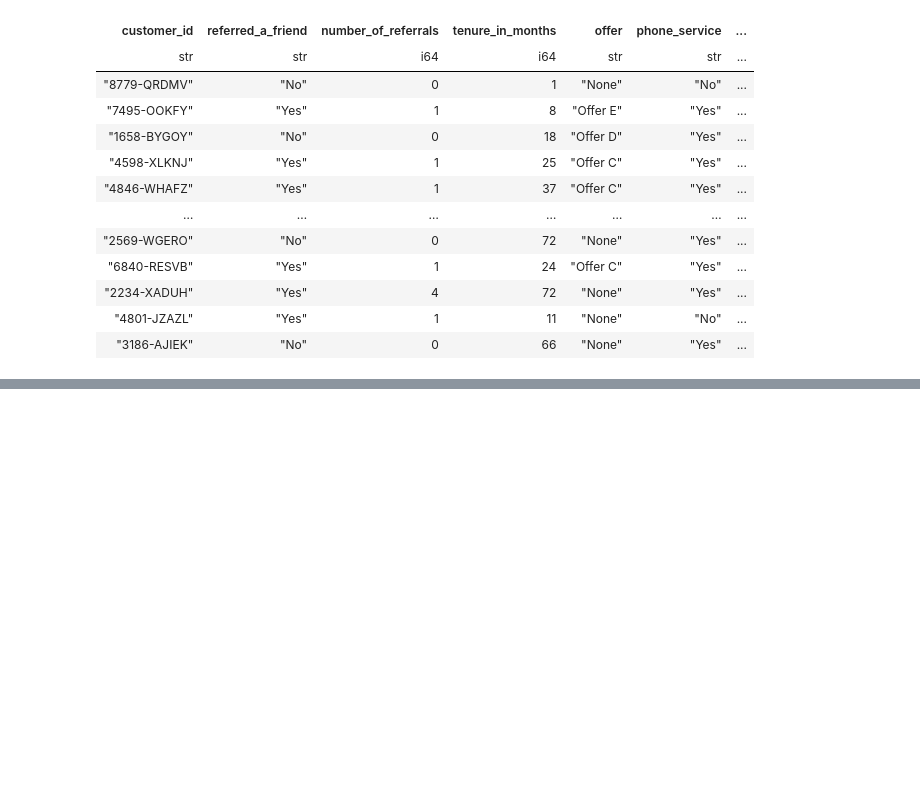
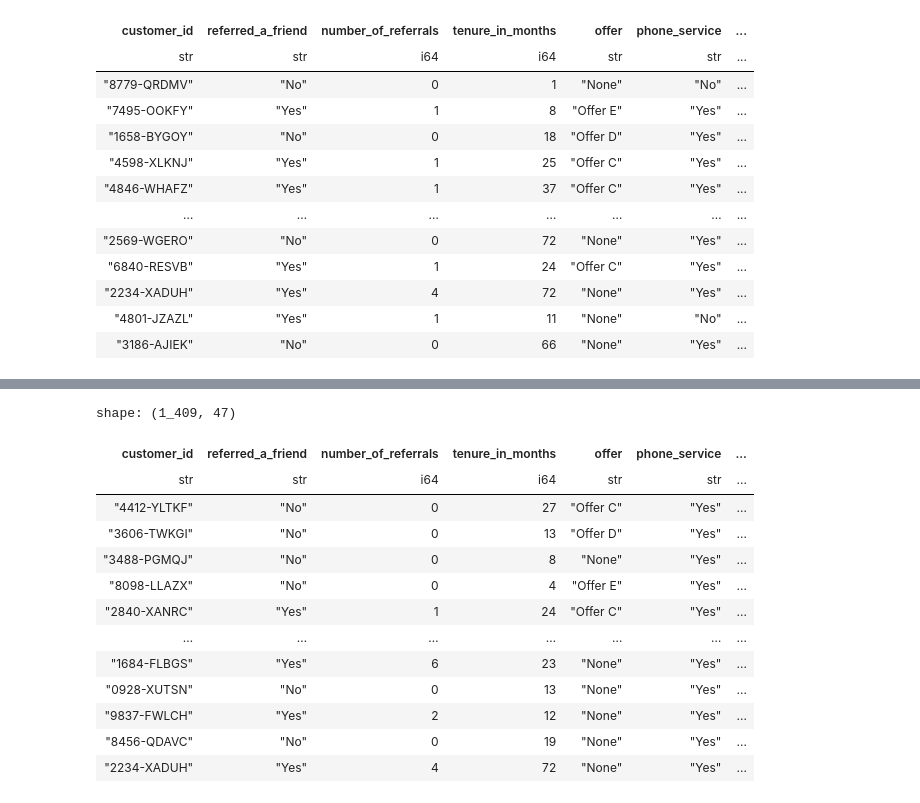
Before and after one commit to dalmeida64/NOVAIMS_EDSB25_30, a Jupyter notebook: src/01_AnaliseFilesAndMerge/0106_merge_files.ipynb, the cells around one changed output, grey strips where cells are left out. Saved outputs shown, nothing was run; the diff lists cells and outputs as text; code cells hidden in the pictures; blank space fills up the shorter version.

```diff
--- a/src/data_cleaning/merge_files.ipynb
+++ b/src/01_AnaliseFilesAndMerge/0106_merge_files.ipynb
@@ -180 +209,18 @@ shape: (7_043, 50)
+# %%
+df_test
+# %% [output]
+shape: (1_409, 47)
+| customer_id | referred_a_friend | number_of_referrals | tenure_in_months | offer | phone_service | ... |
+| str | str | i64 | i64 | str | str | ... |
+| "4412-YLTKF" | "No" | 0 | 27 | "Offer C" | "Yes" | ... |
+| "3606-TWKGI" | "No" | 0 | 13 | "Offer D" | "Yes" | ... |
+| "3488-PGMQJ" | "No" | 0 | 8 | "None" | "Yes" | ... |
+| "8098-LLAZX" | "No" | 0 | 4 | "Offer E" | "Yes" | ... |
+| "2840-XANRC" | "Yes" | 1 | 24 | "Offer C" | "Yes" | ... |
+| … | … | … | … | … | … | ... |
+| "1684-FLBGS" | "Yes" | 6 | 23 | "None" | "Yes" | ... |
+| "0928-XUTSN" | "No" | 0 | 13 | "None" | "Yes" | ... |
+| "9837-FWLCH" | "Yes" | 2 | 12 | "None" | "Yes" | ... |
+| "8456-QDAVC" | "No" | 0 | 19 | "None" | "Yes" | ... |
+| "2234-XADUH" | "Yes" | 4 | 72 | "None" | "Yes" | ... |
 # %%
```
Also changed, not shown: parts of 11 cells of this notebook, 19 other files.
